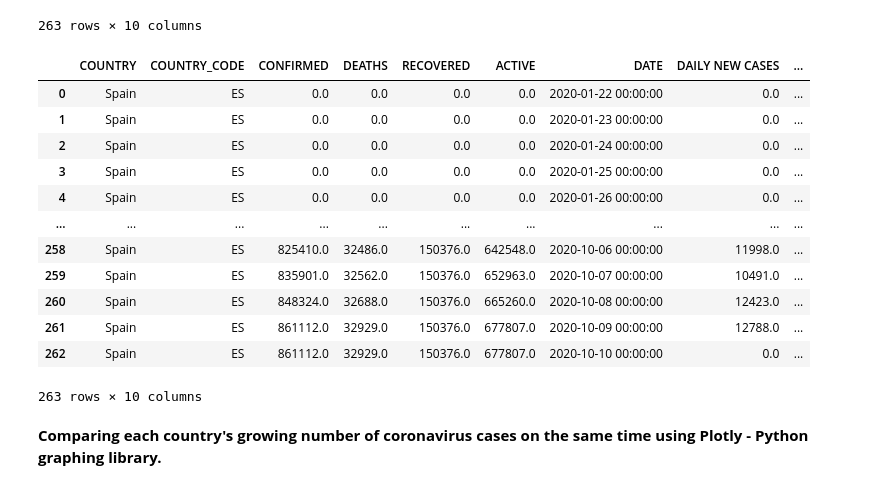
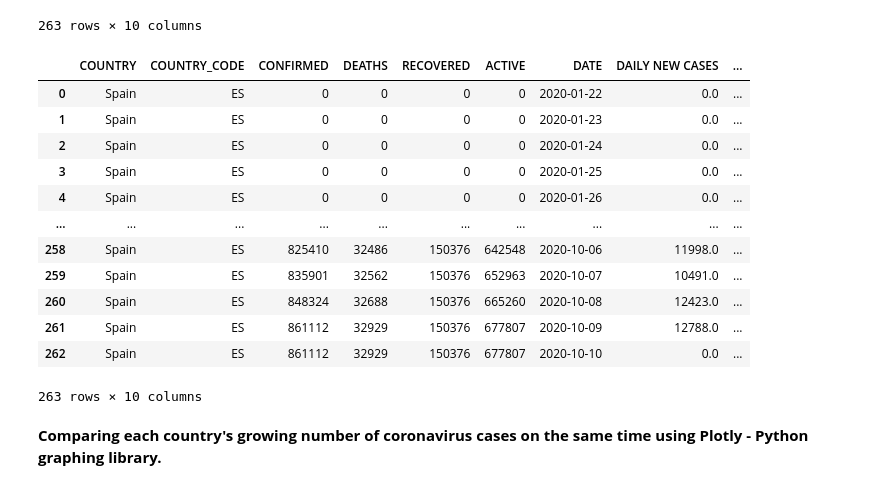
Before and after one commit to NatashaStojanova/Data-Mining, a Jupyter notebook: DataAnalyzer/jupyter/analyzer.ipynb, the cells around one changed output. Saved outputs shown, nothing was run; the diff lists cells and outputs as text; code cells hidden in the pictures.

```diff
--- a/DataAnalyzer/jupyter/analyzer.ipynb
+++ b/DataAnalyzer/jupyter/analyzer.ipynb
@@ -220,24 +220,21 @@ df_spain['DAILY CURED'] = df_spain['RECOVERED'] - df_spain['RECOVERED'].shift(1)
 # %%
 df_spain['DAILY NEW CASES'] = df_spain['DAILY NEW CASES'].fillna(0)
 df_spain['DAILY NEW DEATHS'] = df_spain['DAILY NEW DEATHS'].fillna(0)
 df_spain['DAILY CURED'] = df_spain['DAILY CURED'].fillna(0)
 df_spain
-mean = df_spain["DAILY NEW CASES"].mean()
-df_spain[df_spain['DAILY NEW CASES'] < 0] = mean
-df_spain
 # %% [output]
 |  | COUNTRY | COUNTRY_CODE | CONFIRMED | DEATHS | RECOVERED | ACTIVE | DATE | DAILY NEW CASES | ... |
-| 0 | Spain | ES | 0.0 | 0.0 | 0.0 | 0.0 | 2020-01-22 00:00:00 | 0.0 | ... |
-| 1 | Spain | ES | 0.0 | 0.0 | 0.0 | 0.0 | 2020-01-23 00:00:00 | 0.0 | ... |
-| 2 | Spain | ES | 0.0 | 0.0 | 0.0 | 0.0 | 2020-01-24 00:00:00 | 0.0 | ... |
-| 3 | Spain | ES | 0.0 | 0.0 | 0.0 | 0.0 | 2020-01-25 00:00:00 | 0.0 | ... |
-| 4 | Spain | ES | 0.0 | 0.0 | 0.0 | 0.0 | 2020-01-26 00:00:00 | 0.0 | ... |
+| 0 | Spain | ES | 0 | 0 | 0 | 0 | 2020-01-22 | 0.0 | ... |
+| 1 | Spain | ES | 0 | 0 | 0 | 0 | 2020-01-23 | 0.0 | ... |
+| 2 | Spain | ES | 0 | 0 | 0 | 0 | 2020-01-24 | 0.0 | ... |
+| 3 | Spain | ES | 0 | 0 | 0 | 0 | 2020-01-25 | 0.0 | ... |
+| 4 | Spain | ES | 0 | 0 | 0 | 0 | 2020-01-26 | 0.0 | ... |
 | ... | ... | ... | ... | ... | ... | ... | ... | ... | ... |
-| 258 | Spain | ES | 825410.0 | 32486.0 | 150376.0 | 642548.0 | 2020-10-06 00:00:00 | 11998.0 | ... |
-| 259 | Spain | ES | 835901.0 | 32562.0 | 150376.0 | 652963.0 | 2020-10-07 00:00:00 | 10491.0 | ... |
-| 260 | Spain | ES | 848324.0 | 32688.0 | 150376.0 | 665260.0 | 2020-10-08 00:00:00 | 12423.0 | ... |
-| 261 | Spain | ES | 861112.0 | 32929.0 | 150376.0 | 677807.0 | 2020-10-09 00:00:00 | 12788.0 | ... |
-| 262 | Spain | ES | 861112.0 | 32929.0 | 150376.0 | 677807.0 | 2020-10-10 00:00:00 | 0.0 | ... |
+| 258 | Spain | ES | 825410 | 32486 | 150376 | 642548 | 2020-10-06 | 11998.0 | ... |
+| 259 | Spain | ES | 835901 | 32562 | 150376 | 652963 | 2020-10-07 | 10491.0 | ... |
+| 260 | Spain | ES | 848324 | 32688 | 150376 | 665260 | 2020-10-08 | 12423.0 | ... |
+| 261 | Spain | ES | 861112 | 32929 | 150376 | 677807 | 2020-10-09 | 12788.0 | ... |
+| 262 | Spain | ES | 861112 | 32929 | 150376 | 677807 | 2020-10-10 | 0.0 | ... |
 263 rows × 10 columns
 # %% [markdown]
 **Comparing each country's growing number of coronavirus cases on the same time using Plotly - Python graphing library.**
```
Also changed, not shown: parts of 54 cells of this notebook.
